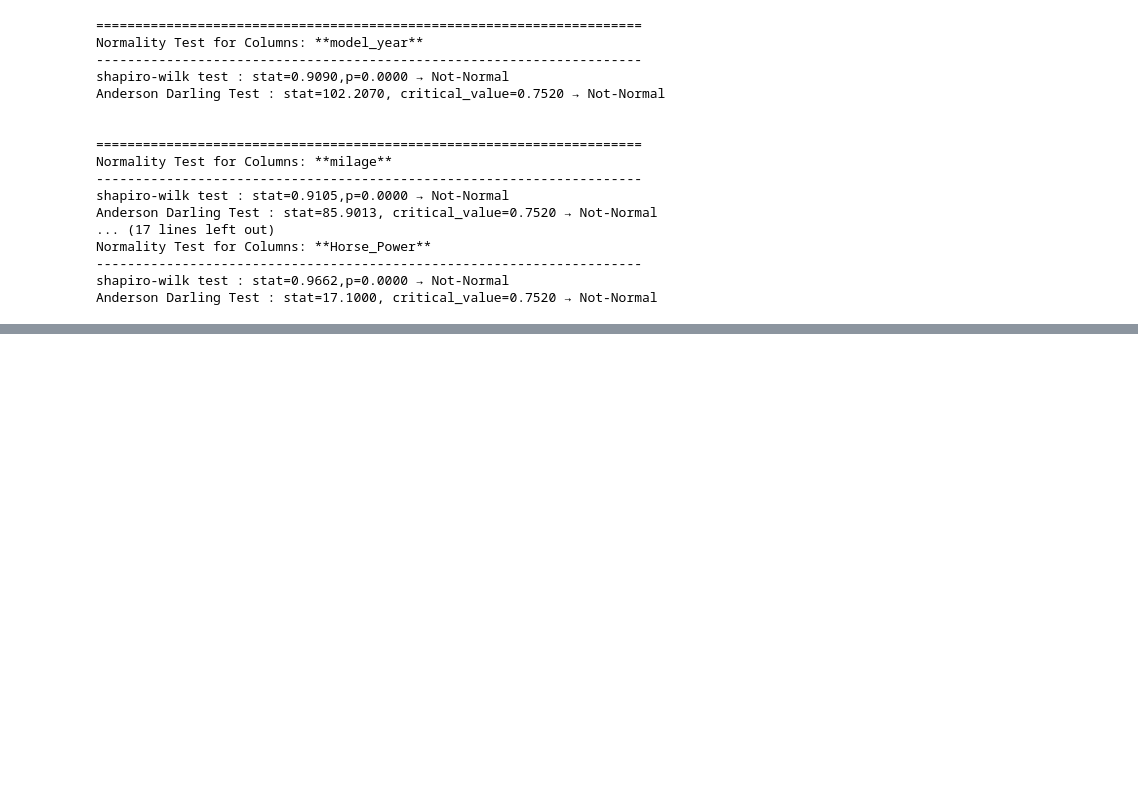
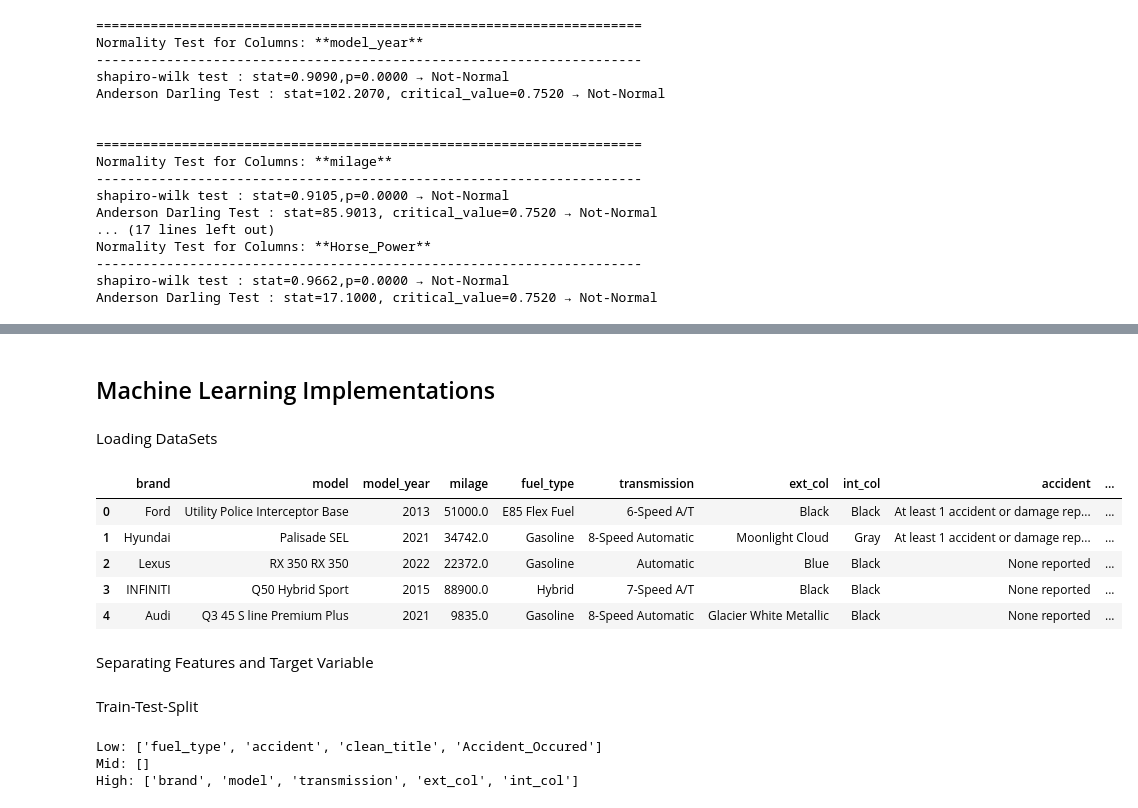
Before and after one commit to prarthanadaibagya/Learning_Machine_Learning, a Jupyter notebook: Machine Learning/Used_Cars_Price_Estimation/NoteBooks/Used_Cars_Analsyis.ipynb, the cells around one changed output, grey strips where cells are left out. Saved outputs shown, nothing was run; the diff lists cells and outputs as text; code cells hidden in the pictures; blank space fills up the shorter version.

Commit message:
Outliers removal and ML Implementations

```diff
--- a/Machine Learning/Used_Cars_Price_Estimation/NoteBooks/Used_Cars_Analsyis.ipynb
+++ b/Machine Learning/Used_Cars_Price_Estimation/NoteBooks/Used_Cars_Analsyis.ipynb
@@ -1091,0 +1208,17 @@ Anderson Darling Test : stat=17.1000, critical_value=0.7520 → Not-Normal
+# %% [markdown]
+## Machine Learning Implementations
+# %% [markdown]
+Loading DataSets
+# %%
+data=pd.read_csv('../data/processed/processed_Data.csv')
+# %%
+data.head()
+# %% [output]
+|  | brand | model | model_year | milage | fuel_type | transmission | ext_col | int_col | accident | ... |
+| 0 | Ford | Utility Police Interceptor Base | 2013 | 51000.0 | E85 Flex Fuel | 6-Speed A/T | Black | Black | At least 1 accident or damage rep... | ... |
+| 1 | Hyundai | Palisade SEL | 2021 | 34742.0 | Gasoline | 8-Speed Automatic | Moonlight Cloud | Gray | At least 1 accident or damage rep... | ... |
+| 2 | Lexus | RX 350 RX 350 | 2022 | 22372.0 | Gasoline | Automatic | Blue | Black | None reported | ... |
+| 3 | INFINITI | Q50 Hybrid Sport | 2015 | 88900.0 | Hybrid | 7-Speed A/T | Black | Black | None reported | ... |
+| 4 | Audi | Q3 45 S line Premium Plus | 2021 | 9835.0 | Gasoline | 8-Speed Automatic | Glacier White Metallic | Black | None reported | ... |
+# %% [markdown]
+Separating Features and Target Variable
@@ -1091,0 +1236,2 @@ Anderson Darling Test : stat=17.1000, critical_value=0.7520 → Not-Normal
+# %% [markdown]
+Train-Test-Split
@@ -1091,0 +1242,15 @@ Anderson Darling Test : stat=17.1000, critical_value=0.7520 → Not-Normal
+# %%
+num_cols = X_train.select_dtypes(include=np.number).columns.tolist()
+cat_cols = X_train.select_dtypes(exclude=np.number).columns.tolist()
+
+low_card_cols = [c for c in cat_cols if X_train[c].nunique() <= 10]
+mid_card_cols = [c for c in cat_cols if 10 < X_train[c].nunique() <= 50]
+high_card_cols = [c for c in cat_cols if X_train[c].nunique() > 50]
+
+print("Low:", low_card_cols)
+print("Mid:", mid_card_cols)
+print("High:", high_card_cols)
+# %% [output]
+Low: ['fuel_type', 'accident', 'clean_title', 'Accident_Occured']
+Mid: []
+High: ['brand', 'model', 'transmission', 'ext_col', 'int_col']
```
Also changed, not shown: parts of 21 cells of this notebook, 1 other file.
